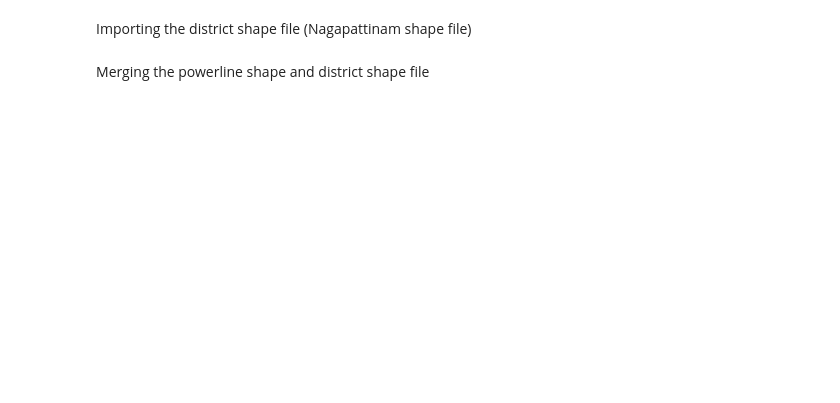
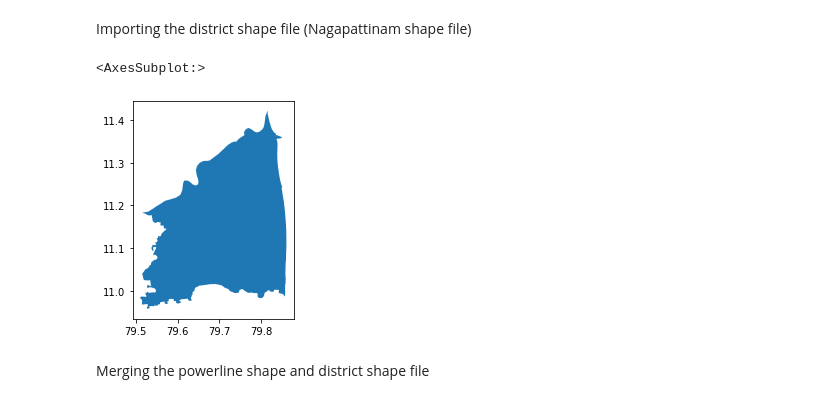
Before and after one commit to NilimaKD/lila-reports, a Jupyter notebook: LILA visuals.ipynb, the cells around one changed output. Saved outputs shown, nothing was run; the diff lists cells and outputs as text; code cells hidden in the pictures; blank space fills up the shorter version.

```diff
--- a/LILA visuals.ipynb
+++ b/LILA visuals.ipynb
@@ -81,0 +88,3 @@ Importing the powerline shape file (or geojson format)
+# %%
+_shp_district = read_df_UT("Practice/Nagapattinam_proj32644.shp")
+_shp_district.info()
@@ -94,5 +139,8 @@ df1.info()
 # %%
-df1.plot()
+_shp_district.plot()
+# %% [output]
+<AxesSubplot:>
+[figure, added]
 # %% [markdown]
 Merging the powerline shape and district shape file
 # %%
```
Also changed, not shown: parts of 40 cells of this notebook.
